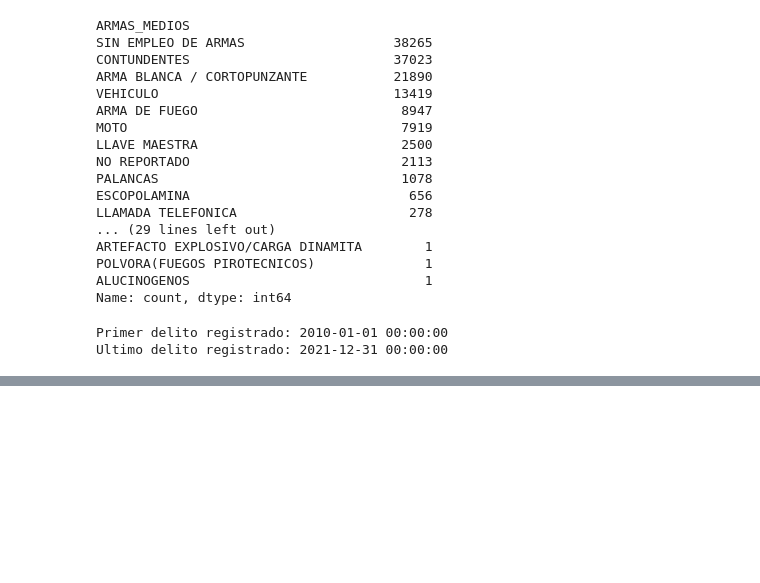
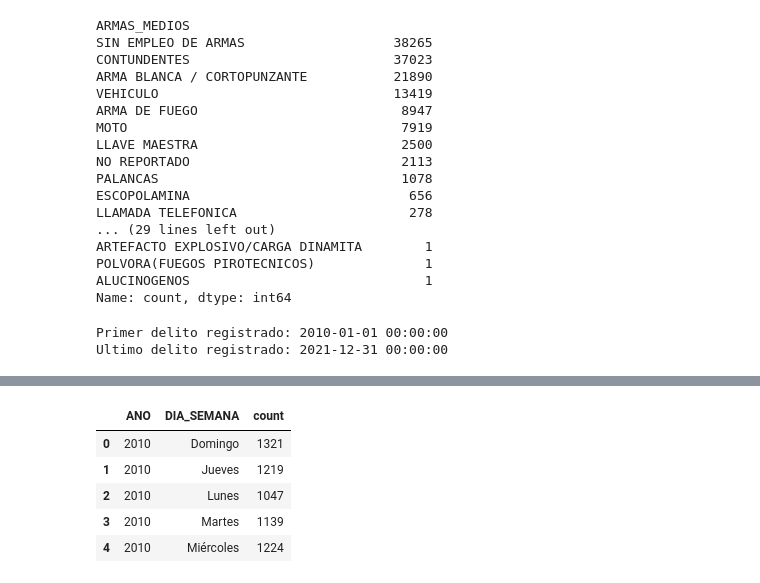
Before and after one commit to SantiagoDrckr/Delitos_en_Bucaramanga_ENE2010_DIC2021, a Jupyter notebook: crime_bucaramanga.ipynb, the cells around one changed output, grey strips where cells are left out. Saved outputs shown, nothing was run; the diff lists cells and outputs as text; code cells hidden in the pictures; blank space fills up the shorter version.

```diff
--- a/crime_bucaramanga.ipynb
+++ b/crime_bucaramanga.ipynb
@@ -174,0 +252,11 @@ graph
+# %%
+# dias con mayor numero de delitos y su correspondiente año
+year_weekly_crime =  df.groupby(["ANO","DIA_SEMANA"]).size().reset_index(name="count")
+year_weekly_crime.head()
+# %% [output]
+|  | ANO | DIA_SEMANA | count |
+| 0 | 2010 | Domingo | 1321 |
+| 1 | 2010 | Jueves | 1219 |
+| 2 | 2010 | Lunes | 1047 |
+| 3 | 2010 | Martes | 1139 |
+| 4 | 2010 | Miércoles | 1224 |
```
Also changed, not shown: parts of 15 cells of this notebook.
